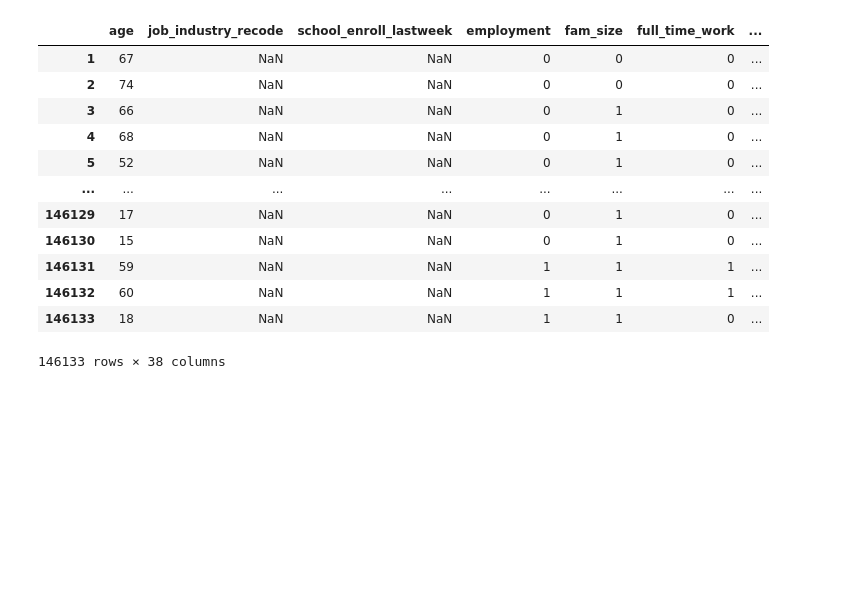
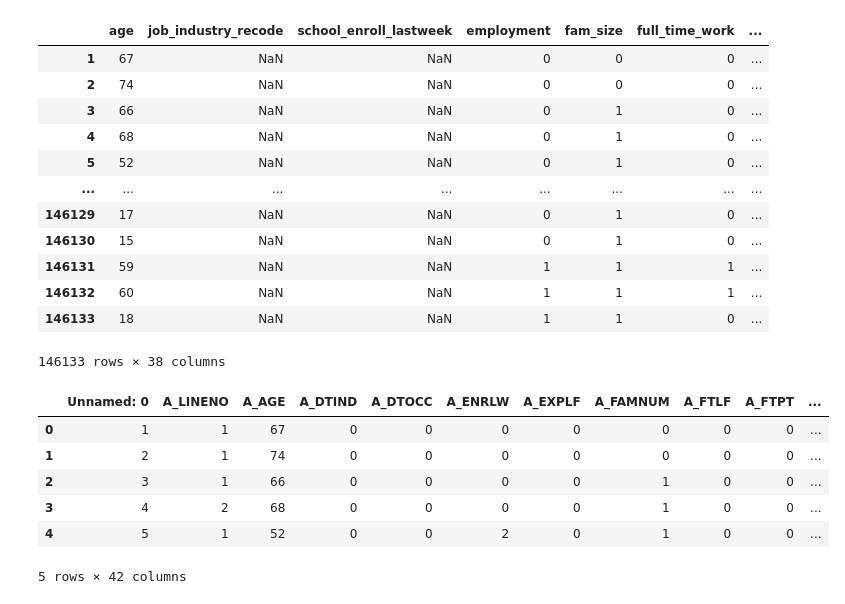
Before and after one commit to wisteriab/machine_learning_fall2024, a Jupyter notebook: python_code/test.ipynb, the cells around one changed output. Drawn from its saved outputs; the diff is of its cells as text; code cells hidden in the pictures; blank space fills up the shorter version.

```diff
--- a/python_code/test.ipynb
+++ b/python_code/test.ipynb
@@ -520,3 +520,15 @@ df
 | 146132 | 60 | NaN | NaN | 1 | 1 | 1 | ... |
 | 146133 | 18 | NaN | NaN | 1 | 1 | 0 | ... |
 146133 rows × 38 columns
+# %%
+import pandas as pd
+data_raw = pd.read_csv('../data/raw_data/census_raw.csv')
+data_raw.head()
+# %% [output]
+|  | Unnamed: 0 | A_LINENO | A_AGE | A_DTIND | A_DTOCC | A_ENRLW | A_EXPLF | A_FAMNUM | A_FTLF | A_FTPT | ... |
+| 0 | 1 | 1 | 67 | 0 | 0 | 0 | 0 | 0 | 0 | 0 | ... |
+| 1 | 2 | 1 | 74 | 0 | 0 | 0 | 0 | 0 | 0 | 0 | ... |
+| 2 | 3 | 1 | 66 | 0 | 0 | 0 | 0 | 1 | 0 | 0 | ... |
+| 3 | 4 | 2 | 68 | 0 | 0 | 0 | 0 | 1 | 0 | 0 | ... |
+| 4 | 5 | 1 | 52 | 0 | 0 | 2 | 0 | 1 | 0 | 0 | ... |
+5 rows × 42 columns
```
Also changed, not shown: 17 other files.
